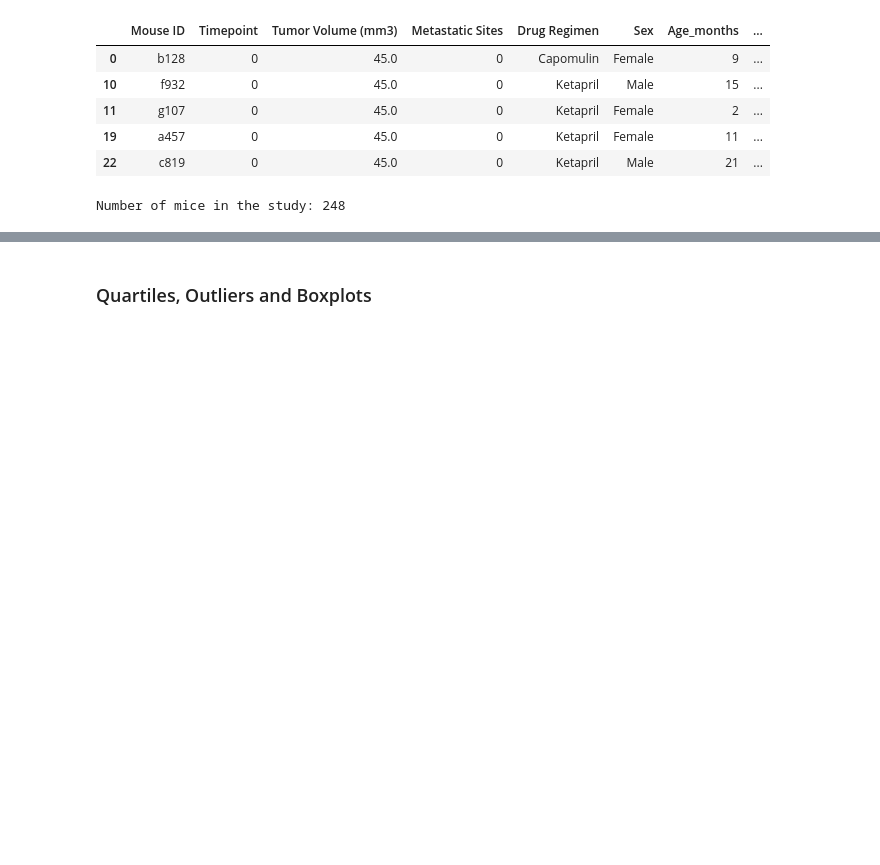
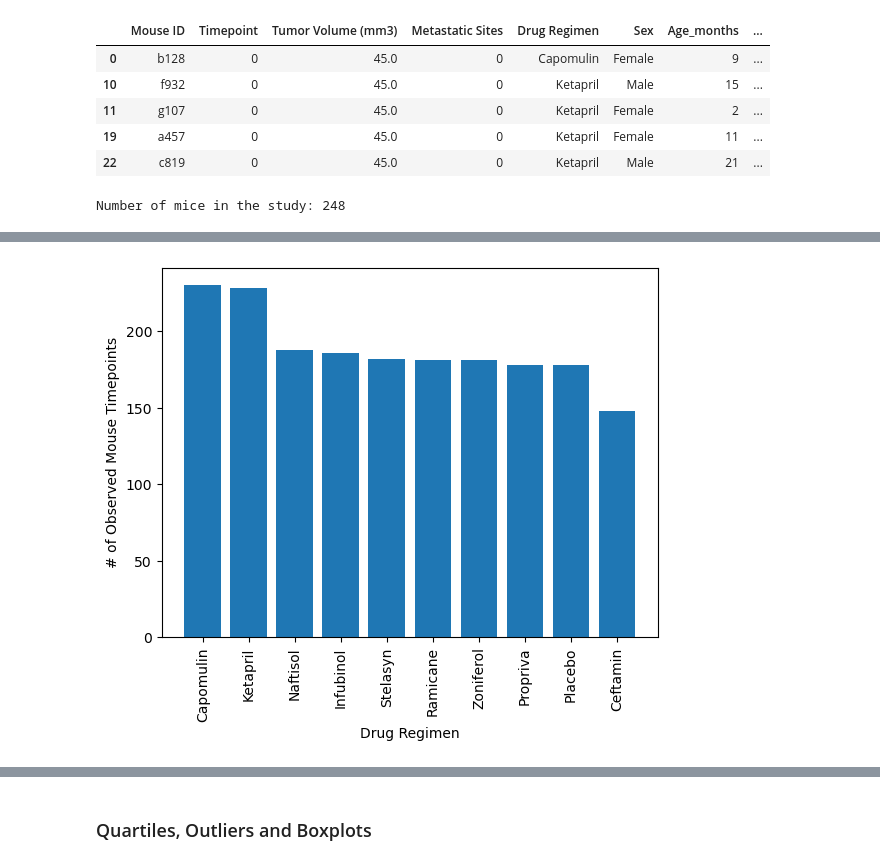
Before and after one commit to benoitchamot/pymaceuticals, a Jupyter notebook: report/report.ipynb, the cells around one changed output, grey strips where cells are left out. Drawn from its saved outputs; the diff is of its cells as text; code cells hidden in the pictures; blank space fills up the shorter version.

```diff
--- a/report/report.ipynb
+++ b/report/report.ipynb
@@ -145,2 +186,22 @@ Number of mice in the study: 248
+# %%
+# Generate a bar plot showing the total number of rows (Mouse ID/Timepoints) for each drug regimen using pyplot.
+
+# Get data from DataFrame
+y_data = cleaned_study_data['Drug Regimen'].value_counts()
+x_data = range(0,len(y_data))
+
+# Get names of drugs
+drugs = cleaned_study_data['Drug Regimen'].unique().tolist()
+
+# Plot data
+fig1 = plt.figure()
+plt.bar(x_data,y_data)
+plt.xlabel('Drug Regimen')
+plt.ylabel('# of Observed Mouse Timepoints')
+
+plt.xticks(x_data, drugs, rotation='vertical')
+plt.show()
+# %% [output]
+[figure, added]
 # %%
 # Generate a pie plot showing the distribution of female versus male mice using Pandas
```
Also changed, not shown: parts of 8 cells of this notebook.
